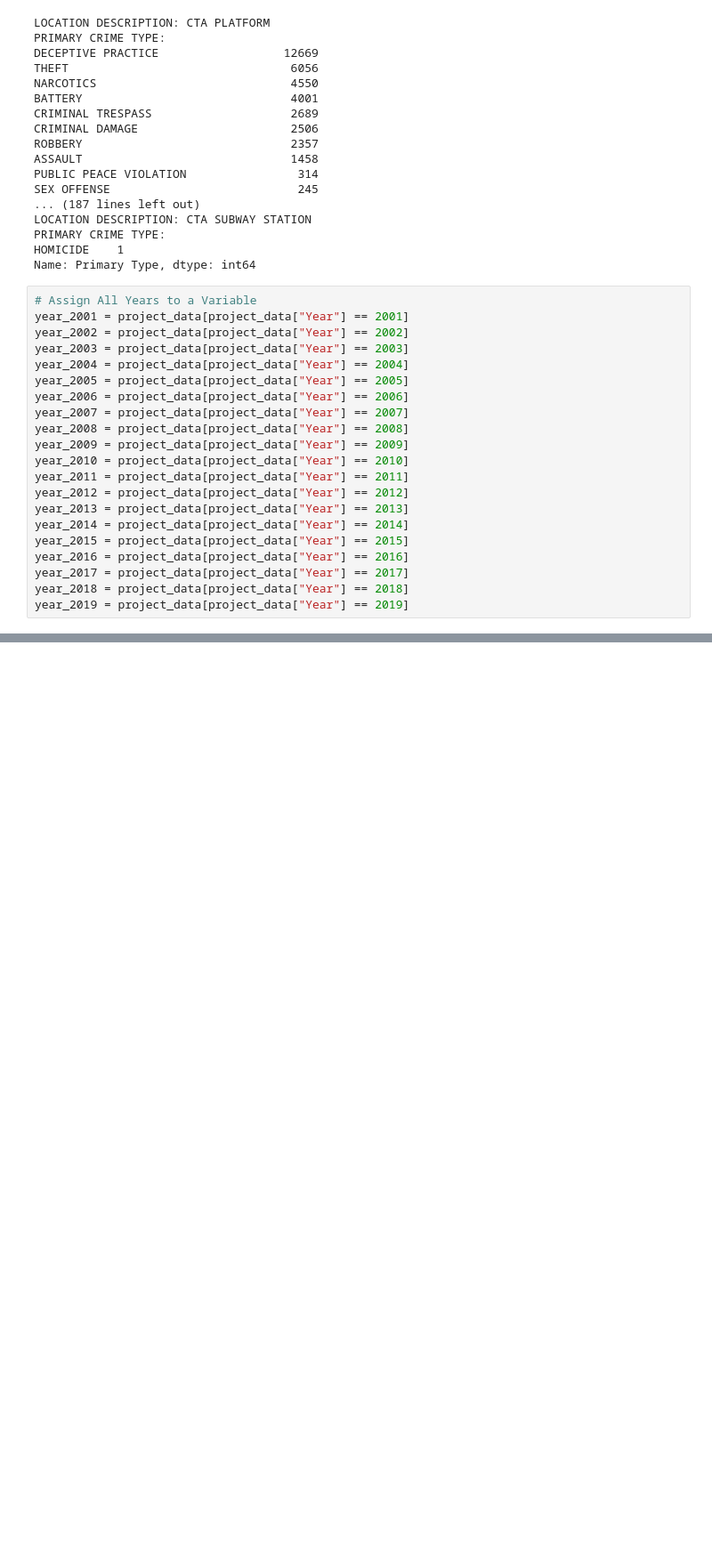
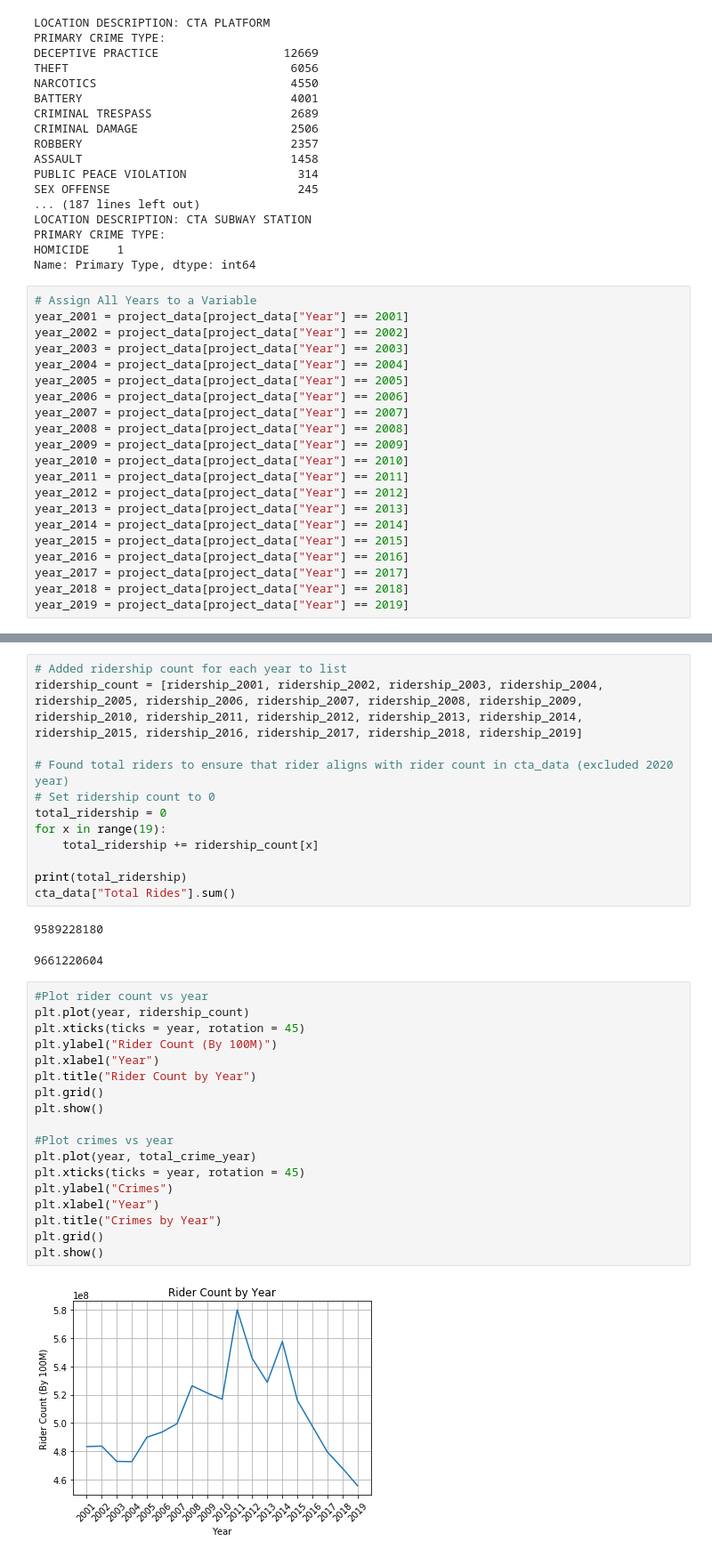
Before and after one commit to o0oo000o0o0o/Project-1, a Jupyter notebook: project.ipynb, the cells around one changed output, grey strips where cells are left out. Shown: that part at 89% size. Cells and saved outputs as stored; diff of their text form; blank space fills up the shorter version.

```diff
--- a/project.ipynb
+++ b/project.ipynb
@@ -463,0 +608,35 @@ homicide
+# %%
+# Added ridership count for each year to list
+ridership_count = [ridership_2001, ridership_2002, ridership_2003, ridership_2004, ridership_2005, ridership_2006, ridership_2007, ridership_2008, ridership_2009, ridership_2010, ridership_2011, ridership_2012, ridership_2013, ridership_2014, ridership_2015, ridership_2016, ridership_2017, ridership_2018, ridership_2019]
+
+# Found total riders to ensure that rider aligns with rider count in cta_data (excluded 2020 year)
+# Set ridership count to 0
+total_ridership = 0
+for x in range(19):
+    total_ridership += ridership_count[x]
+
+print(total_ridership)
+cta_data["Total Rides"].sum()
+# %% [output]
+9589228180
+9661220604
+# %%
+#Plot rider count vs year
+plt.plot(year, ridership_count)
+plt.xticks(ticks = year, rotation = 45)
+plt.ylabel("Rider Count (By 100M)")
+plt.xlabel("Year")
+plt.title("Rider Count by Year")
+plt.grid()
+plt.show()
+
+#Plot crimes vs year
+plt.plot(year, total_crime_year)
+plt.xticks(ticks = year, rotation = 45)
+plt.ylabel("Crimes")
+plt.xlabel("Year")
+plt.title("Crimes by Year")
+plt.grid()
+plt.show()
+# %% [output]
+[figure, added]
```
Also changed, not shown: parts of 13 cells of this notebook.
